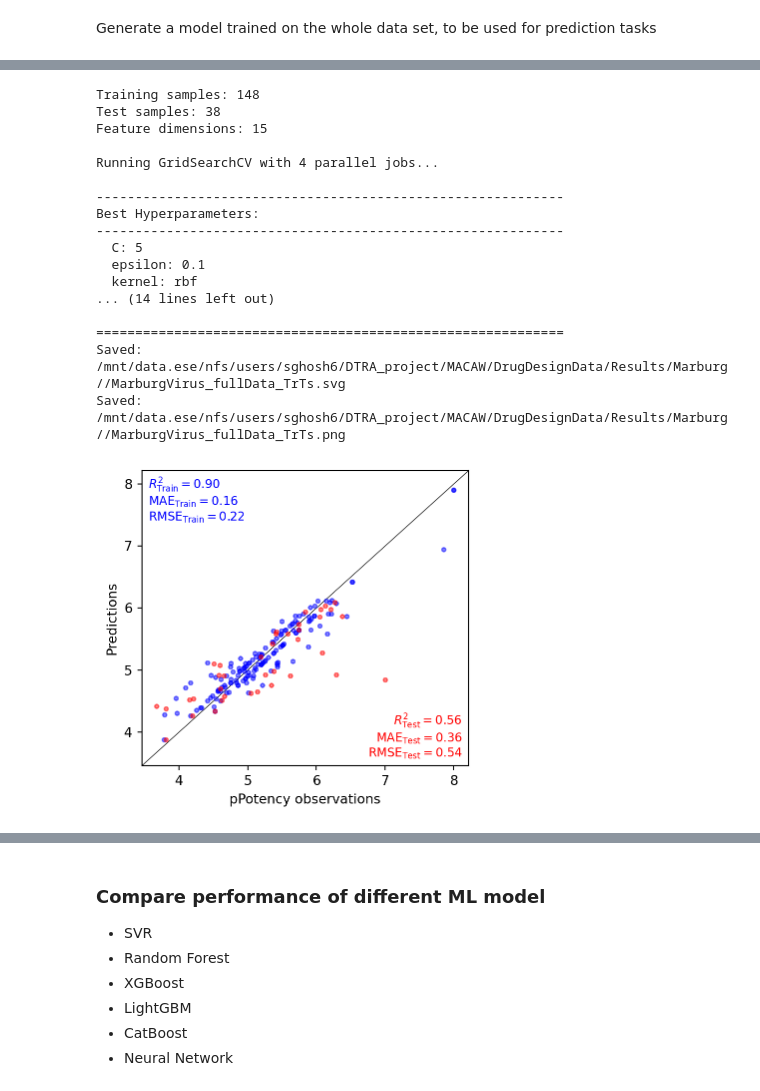
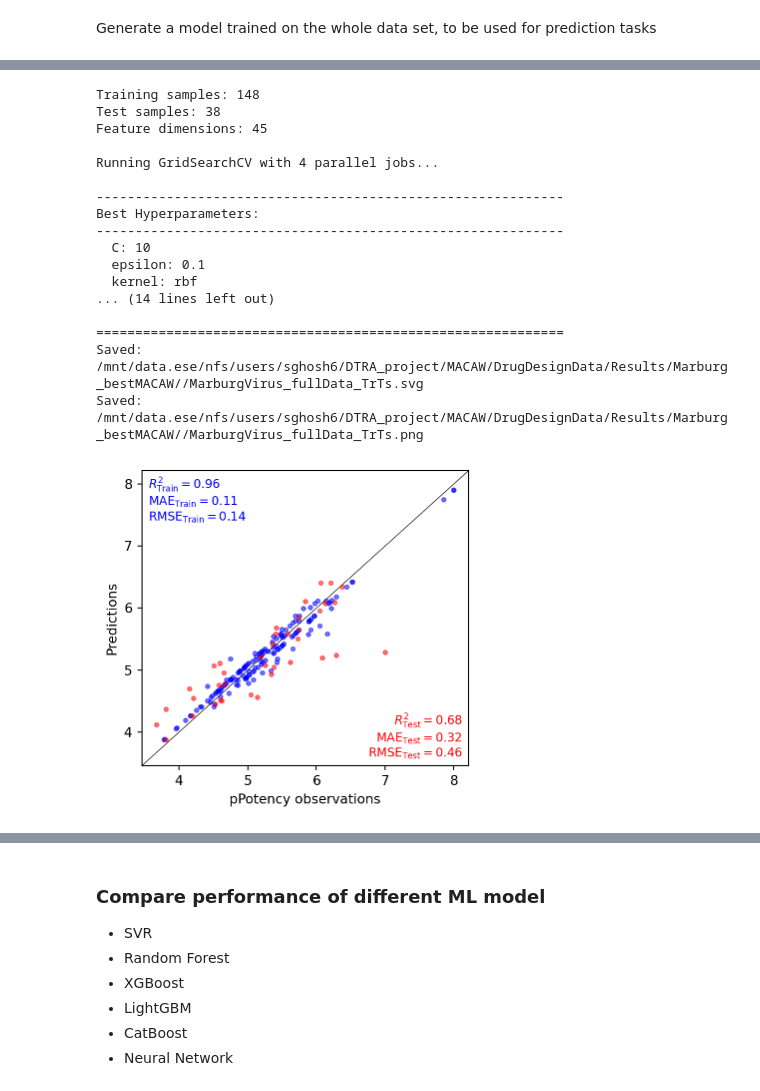
Before and after one commit to soumyadeepghosh35/DTRA_DrugDesign, a Jupyter notebook: DTRA_project_notebooks/Step3_MACAW_virus-Marburg.ipynb, the cells around one changed output, grey strips where cells are left out. Drawn from its saved outputs; the diff is of its cells as text; code cells hidden in the pictures.

Commit message:
added new macaw parameters for making ART compatible input files for marburg

```diff
--- a/DTRA_project_notebooks/Step3_MACAW_virus-Marburg.ipynb
+++ b/DTRA_project_notebooks/Step3_MACAW_virus-Marburg.ipynb
@@ -61,7 +61,7 @@ matplotlib.rcParams['savefig.dpi'] = 600
 dataDir = '/mnt/data.ese/nfs/users/sghosh6/DTRA_project/MACAW/DrugDesignData/'
 modelBuildingDataDir = os.path.join(dataDir, 'modelBuildingData/')
 resultsDir = os.path.join(dataDir, 'Results/')
-saveDir = os.path.join(resultsDir, "Marburg/")
+saveDir = os.path.join(resultsDir, "Marburg_bestMACAW/")
 os.makedirs(saveDir, exist_ok=True)
 # %%
 allVirusData_chEMBL_wMACAW = pd.read_csv(modelBuildingDataDir + 'allVirusData_chEMBL_uM_wMACAW.csv')
@@ -251,7 +251,7 @@ MarburgVirusData_chEMBL.to_csv(os.path.join(modelBuildingDataDir, "MarburgVirusD
 mcw = MACAW(
     type_fp='atompairs',
     metric='sokal',
-    n_components=15,
+    n_components=45,
     n_landmarks=150,
     random_state=42
 )
@@ -344,9 +345,9 @@ Define MACAW embedding:
 mcw = MACAW(
     type_fp='atompairs',
     metric='sokal',
-    n_components=15,
+    n_components=45,
     n_landmarks=150,
-    random_state=39
+    random_state=42
 )
 # %% [markdown]
 After cleaning NaN values, reset the indices
@@ -545,9 +539,9 @@ print(f"Test samples: {len(X_test_smi)}")
 mcw = MACAW(
     type_fp='atompairs',
     metric='sokal',
-    n_components=15,
-    n_landmarks=100,
-    random_state=39
+    n_components=45,
+    n_landmarks=145,
+    random_state=42
 )
 mcw.fit(X_train_smi, Y_train)
 
@@ -629,35 +623,35 @@ elif test_r2 >= 0.7:
 
 print("\n" + "="*60)
 
 # ---------------------------
 # 7. GENERATE PARITY PLOT
 # ---------------------------
 parity_plot(
     x=Y_train,                      # observed train
     y=y_train_pred,                 # predicted train (in-sample)
     x_test=Y_test,                  # observed test
     y_test=y_test_pred,             # predicted test (held-out)
     xlabel="pPotency observations",
     ylabel="Predictions",
     savetitle=saveDir + '/MarburgVirus_fullData_TrTs.svg',
     save_formats=['svg', 'png']
 )
 # %% [output]
 Training samples: 148
 Test samples: 38
-Feature dimensions: 15
+Feature dimensions: 45
 
 Running GridSearchCV with 4 parallel jobs...
 
 ------------------------------------------------------------
 Best Hyperparameters:
 ------------------------------------------------------------
-  C: 5
+  C: 10
   epsilon: 0.1
   kernel: rbf
 ... (14 lines left out)
 
 ============================================================
-Saved: /mnt/data.ese/nfs/users/sghosh6/DTRA_project/MACAW/DrugDesignData/Results/Marburg//MarburgVirus_fullData_TrTs.svg
-Saved: /mnt/data.ese/nfs/users/sghosh6/DTRA_project/MACAW/DrugDesignData/Results/Marburg//MarburgVirus_fullData_TrTs.png
+Saved: /mnt/data.ese/nfs/users/sghosh6/DTRA_project/MACAW/DrugDesignData/Results/Marburg_bestMACAW//MarburgVirus_fullData_TrTs.svg
+Saved: /mnt/data.ese/nfs/users/sghosh6/DTRA_project/MACAW/DrugDesignData/Results/Marburg_bestMACAW//MarburgVirus_fullData_TrTs.png
-[figure, old version]
+[figure, new version]
```
Also changed, not shown: parts of 11 cells of this notebook.
